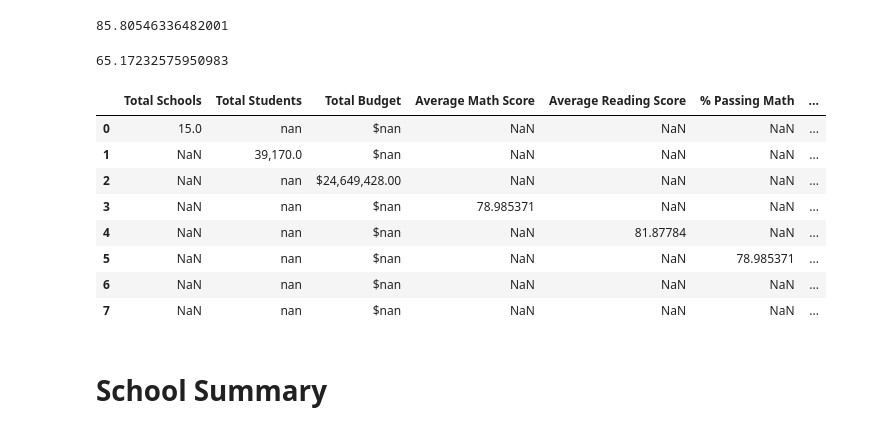
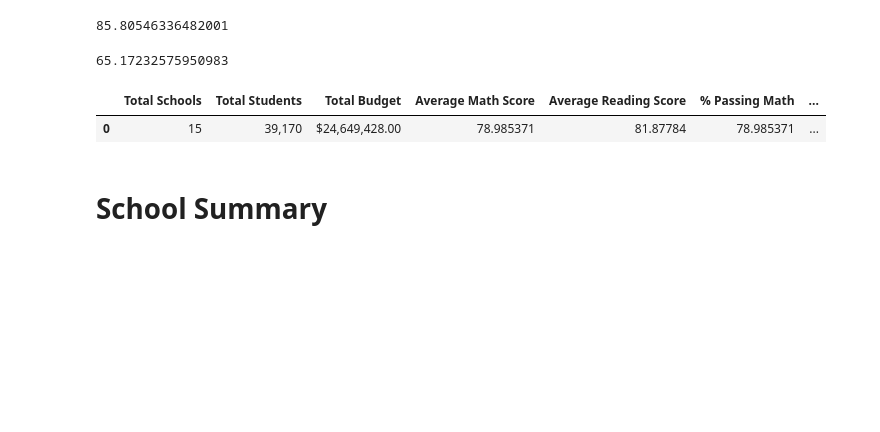
Before and after one commit to mtkrebs87/pandas_challenge, a Jupyter notebook: PyCitySchools/PyCitySchools.ipynb, the cells around one changed output. Cells and saved outputs as stored; diff of their text form; code cells hidden in the pictures; blank space fills up the shorter version.

```diff
--- a/PyCitySchools/PyCitySchools.ipynb
+++ b/PyCitySchools/PyCitySchools.ipynb
@@ -12,7 +12,7 @@ school_data = pd.read_csv(school_data_source)
 students_data = pd.read_csv(students_data_source)
 
 #Combine data into single dataset
-school_data_complete_df = pd.merge(students_data, school_data, how="left", on=["school_name", "school_name"])
+school_data_complete_df = pd.merge(students_data, school_data, how="left", on=["school_name"])
 school_data_complete_df.head()
 # %% [output]
 |  | Student ID | student_name | gender | grade | school_name | reading_score | math_score | School ID | ... |
@@ -86,28 +86,26 @@ overall_passing_percent
 65.17232575950983
 # %%
 #Create DataFrame of the school district's metrics
-district_summary = [{"Total Schools": school_count}, {"Total Students": student_count}, {"Total Budget": budget_total},
-                                {"Average Math Score": math_score_average}, {"Average Reading Score": reading_score_average}, {"% Passing Math": math_score_average},
-                                {"% Passing Reading": reading_score_average}, {"% Overall Passing": overall_passing_percent}]
+district_summary = [{"Total Schools": school_count,
+                     "Total Students": student_count,
+                     "Total Budget": budget_total,
+                     "Average Math Score": math_score_average,
+                     "Average Reading Score": reading_score_average,
+                     "% Passing Math": math_score_average,
+                     "% Passing Reading": reading_score_average,
+                     "% Overall Passing": overall_passing_percent}]
 
 #Put column headers and data values into a DataFrame structure
 district_summary_df = pd.DataFrame(district_summary)
 
 #Formatting
 district_summary_df["Total Students"] = district_summary_df["Total Students"].map("{:,}".format)
 district_summary_df["Total Budget"] = district_summary_df["Total Budget"].map("${:,.2f}".format)
 
 #Display DataFrame
 district_summary_df
 # %% [output]
 |  | Total Schools | Total Students | Total Budget | Average Math Score | Average Reading Score | % Passing Math | ... |
-| 0 | 15.0 | nan | $nan | NaN | NaN | NaN | ... |
-| 1 | NaN | 39,170.0 | $nan | NaN | NaN | NaN | ... |
-| 2 | NaN | nan | $24,649,428.00 | NaN | NaN | NaN | ... |
-| 3 | NaN | nan | $nan | 78.985371 | NaN | NaN | ... |
-| 4 | NaN | nan | $nan | NaN | 81.87784 | NaN | ... |
-| 5 | NaN | nan | $nan | NaN | NaN | 78.985371 | ... |
-| 6 | NaN | nan | $nan | NaN | NaN | NaN | ... |
-| 7 | NaN | nan | $nan | NaN | NaN | NaN | ... |
+| 0 | 15 | 39,170 | $24,649,428.00 | 78.985371 | 81.87784 | 78.985371 | ... |
 # %% [markdown]
 # School Summary
```
Also changed, not shown: parts of 24 cells of this notebook.
